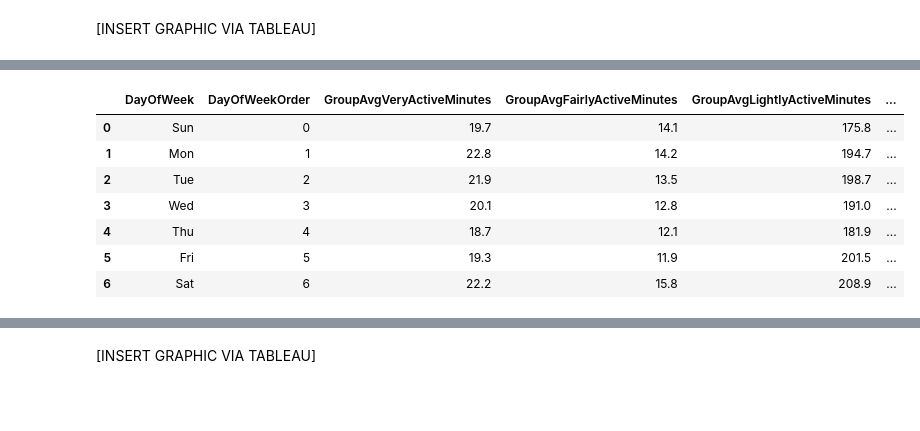
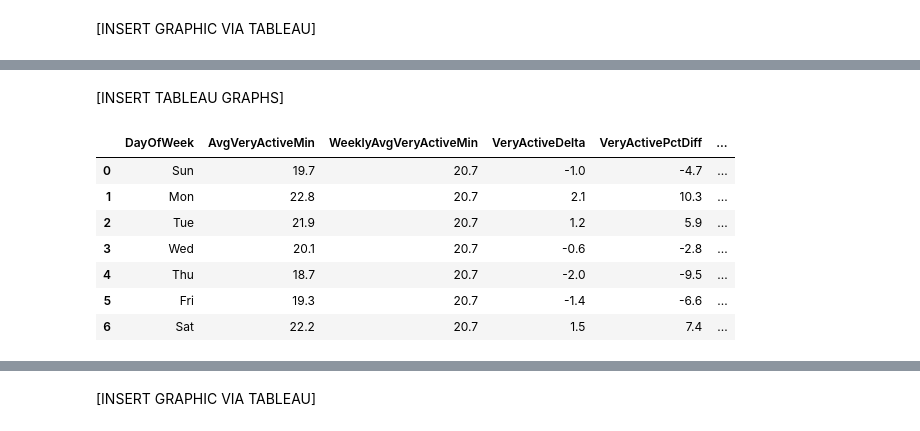
Before and after one commit to phlln/bellabeat-analysis, a Jupyter notebook: bellabeat_bigquery_playground.ipynb, the cells around one changed output, grey strips where cells are left out. Cells and saved outputs as stored; diff of their text form; code cells hidden in the pictures; blank space fills up the shorter version.

Commit message:
added delta and %diff columns to daily intensity analysis

```diff
--- a/bellabeat_bigquery_playground.ipynb
+++ b/bellabeat_bigquery_playground.ipynb
@@ -1103,31 +1071,44 @@ Moderate-intensity exercises include brisk walking, easy jogging, elliptical tra
+# %% [markdown]
+[INSERT TABLEAU GRAPHS]
 # %%
 %%bigquery
-WITH indiv_daily_avg AS (
+WITH indiv_avg_intensity AS (
     SELECT Id,
            FORMAT_DATE('%a', ActivityDate) AS DayOfWeek,
            FORMAT_DATE('%w', ActivityDate) AS DayOfWeekOrder,
-           AVG(VeryActiveMinutes) AS AvgVeryActiveMinutes,
-           AVG(FairlyActiveMinutes) AS AvgFairlyActiveMinutes,
-           AVG(LightlyActiveMinutes) AS AvgLightlyActiveMinutes,
-           AVG(SedentaryMinutes) AS AvgSedentaryMinutes
+           AVG(VeryActiveMinutes) AS IndivAvgVeryActiveMin,
+           AVG(FairlyActiveMinutes) AS IndivAvgFairlyActiveMin
     FROM `gac-bellabeat.activity.daily`
     GROUP BY 1, 2, 3
+),
+group_avg_intensity AS (
+    SELECT DayOfWeek,
+           DayOfWeekOrder,
+           ROUND(AVG(IndivAvgVeryActiveMin), 1) AS AvgVeryActiveMin,
+           ROUND(AVG(IndivAvgFairlyActiveMin), 1) AS AvgFairlyActiveMin,
+      FROM indiv_avg_intensity
+     GROUP BY 1, DayOfWeekOrder
 )
-SELECT DayOfWeek,
-       DayOfWeekOrder,
-       ROUND(AVG(AvgVeryActiveMinutes), 1) AS GroupAvgVeryActiveMinutes,
-       ROUND(AVG(AvgFairlyActiveMinutes), 1) AS GroupAvgFairlyActiveMinutes,
-       ROUND(AVG(AvgLightlyActiveMinutes), 1) AS GroupAvgLightlyActiveMinutes,
-       ROUND(AVG(AvgSedentaryMinutes), 1) AS GroupAvgSedentaryMinutes
-  FROM indiv_daily_avg
- GROUP BY 1, 2
- ORDER BY 2
+SELECT  DayOfWeek,
+        AvgVeryActiveMin,
+        ROUND(AVG(AvgVeryActiveMin) OVER(), 1) AS WeeklyAvgVeryActiveMin,
+        ROUND(AvgVeryActiveMin - AVG(AvgVeryActiveMin) OVER(), 1) AS VeryActiveDelta,
+        ROUND((AvgVeryActiveMin - AVG(AvgVeryActiveMin) OVER()) / AVG(AvgVeryActiveMin) OVER()*100, 1)
+            AS VeryActivePctDiff,
+        AvgFairlyActiveMin,
+        ROUND(AVG(AvgFairlyActiveMin) OVER(), 1) AS WeeklyAvgFairlyActiveMin,
+        ROUND(AvgFairlyActiveMin - AVG(AvgFairlyActiveMin) OVER(), 1) AS FairlyActiveDelta,
+        ROUND((AvgFairlyActiveMin - AVG(AvgFairlyActiveMin) OVER()) / AVG(AvgFairlyActiveMin) OVER()*100, 1)
+            AS FairlyActivePctDiff,
+  FROM group_avg_intensity
+ GROUP BY 1, 2, 6, DayOfWeekOrder
+ ORDER BY DayOfWeekOrder;
 # %% [output]
-|  | DayOfWeek | DayOfWeekOrder | GroupAvgVeryActiveMinutes | GroupAvgFairlyActiveMinutes | GroupAvgLightlyActiveMinutes | ... |
-| 0 | Sun | 0 | 19.7 | 14.1 | 175.8 | ... |
-| 1 | Mon | 1 | 22.8 | 14.2 | 194.7 | ... |
-| 2 | Tue | 2 | 21.9 | 13.5 | 198.7 | ... |
-| 3 | Wed | 3 | 20.1 | 12.8 | 191.0 | ... |
-| 4 | Thu | 4 | 18.7 | 12.1 | 181.9 | ... |
-| 5 | Fri | 5 | 19.3 | 11.9 | 201.5 | ... |
-| 6 | Sat | 6 | 22.2 | 15.8 | 208.9 | ... |
+|  | DayOfWeek | AvgVeryActiveMin | WeeklyAvgVeryActiveMin | VeryActiveDelta | VeryActivePctDiff | ... |
+| 0 | Sun | 19.7 | 20.7 | -1.0 | -4.7 | ... |
+| 1 | Mon | 22.8 | 20.7 | 2.1 | 10.3 | ... |
+| 2 | Tue | 21.9 | 20.7 | 1.2 | 5.9 | ... |
+| 3 | Wed | 20.1 | 20.7 | -0.6 | -2.8 | ... |
+| 4 | Thu | 18.7 | 20.7 | -2.0 | -9.5 | ... |
+| 5 | Fri | 19.3 | 20.7 | -1.4 | -6.6 | ... |
+| 6 | Sat | 22.2 | 20.7 | 1.5 | 7.4 | ... |
```
Also changed, not shown: parts of 18 cells of this notebook.
